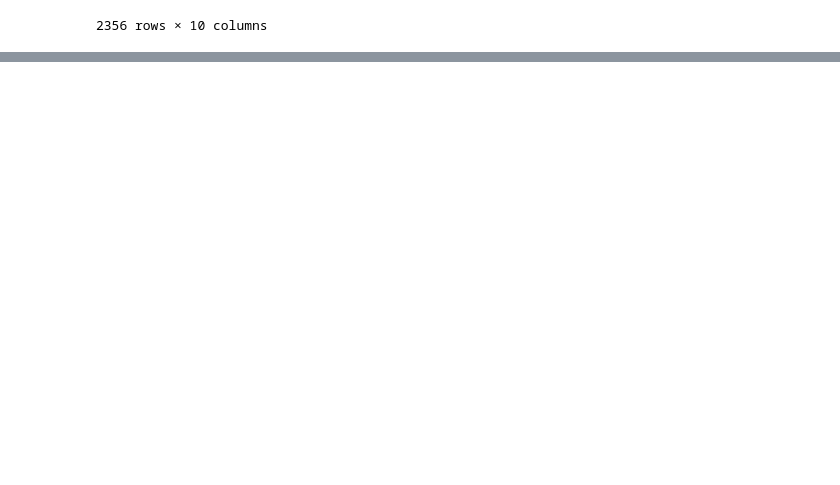
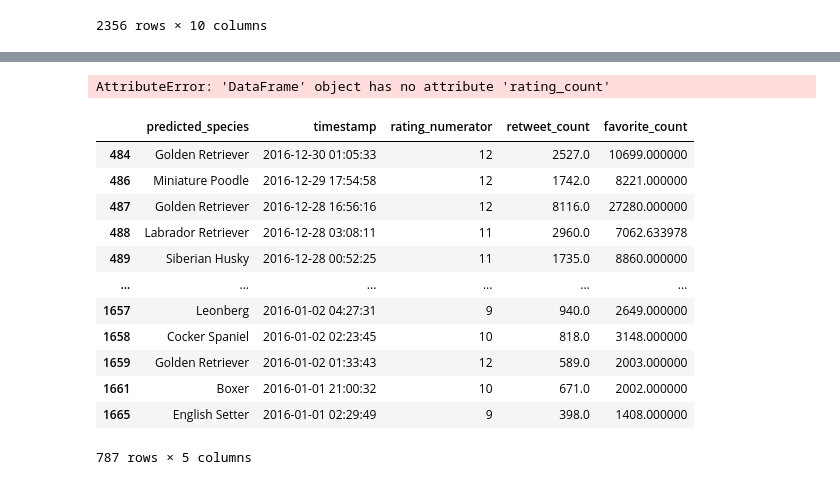
Before and after one commit to kurosakiaduma/weratedogs, a Jupyter notebook: wrangle_act.ipynb, the cells around one changed output, grey strips where cells are left out. Saved outputs shown, nothing was run; the diff lists cells and outputs as text; code cells hidden in the pictures; blank space fills up the shorter version.

```diff
--- a/wrangle_act.ipynb
+++ b/wrangle_act.ipynb
@@ -873,0 +1380,6 @@ df_tw_arch = df_copy_arch.copy()
+# %%
+df_ratings_17 = df_agg_stats_17.rating_numerator.sort_values('mean', ascending=False)
+df_ratings_17.reset_index(inplace=True)
+df_ratings_17
+# %% [output]
+AttributeError: 'DataFrame' object has no attribute 'rating_count'
@@ -873,0 +1403,17 @@ df_tw_arch = df_copy_arch.copy()
+# %%
+df_2016 = df_engagements.query('20160101 < timestamp < 20161231')
+df_2016
+# %% [output]
+|  | predicted_species | timestamp | rating_numerator | retweet_count | favorite_count |
+| 484 | Golden Retriever | 2016-12-30 01:05:33 | 12 | 2527.0 | 10699.000000 |
+| 486 | Miniature Poodle | 2016-12-29 17:54:58 | 12 | 1742.0 | 8221.000000 |
+| 487 | Golden Retriever | 2016-12-28 16:56:16 | 12 | 8116.0 | 27280.000000 |
+| 488 | Labrador Retriever | 2016-12-28 03:08:11 | 11 | 2960.0 | 7062.633978 |
+| 489 | Siberian Husky | 2016-12-28 00:52:25 | 11 | 1735.0 | 8860.000000 |
+| ... | ... | ... | ... | ... | ... |
+| 1657 | Leonberg | 2016-01-02 04:27:31 | 9 | 940.0 | 2649.000000 |
+| 1658 | Cocker Spaniel | 2016-01-02 02:23:45 | 10 | 818.0 | 3148.000000 |
+| 1659 | Golden Retriever | 2016-01-02 01:33:43 | 12 | 589.0 | 2003.000000 |
+| 1661 | Boxer | 2016-01-01 21:00:32 | 10 | 671.0 | 2002.000000 |
+| 1665 | English Setter | 2016-01-01 02:29:49 | 9 | 398.0 | 1408.000000 |
+787 rows × 5 columns
```
Also changed, not shown: parts of 95 cells of this notebook.
